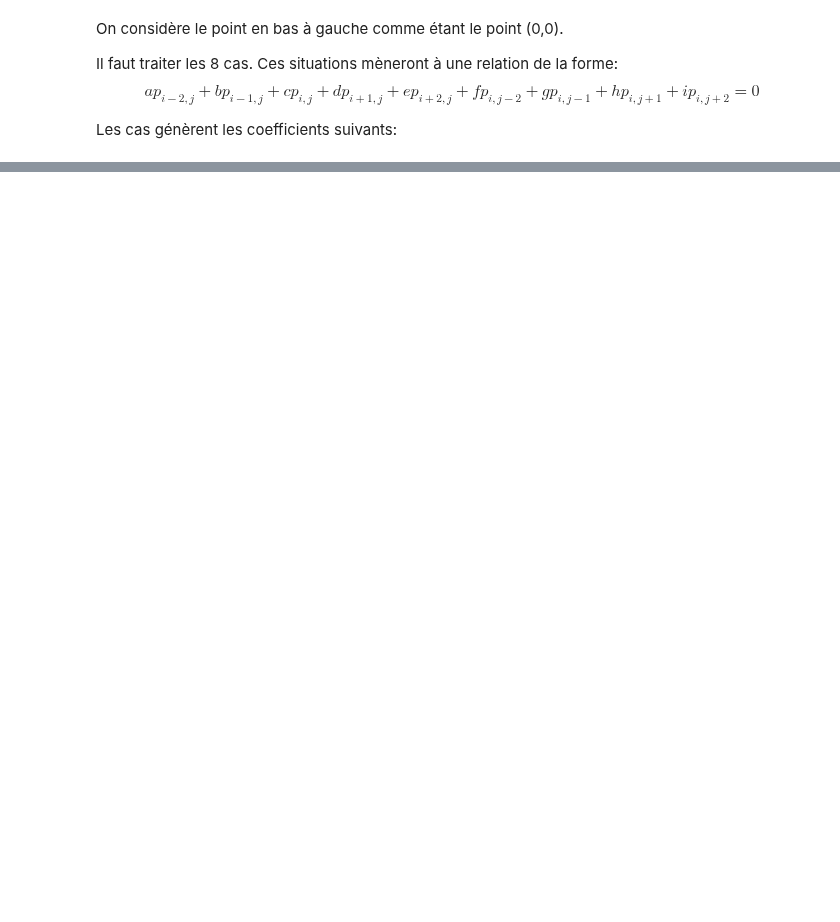
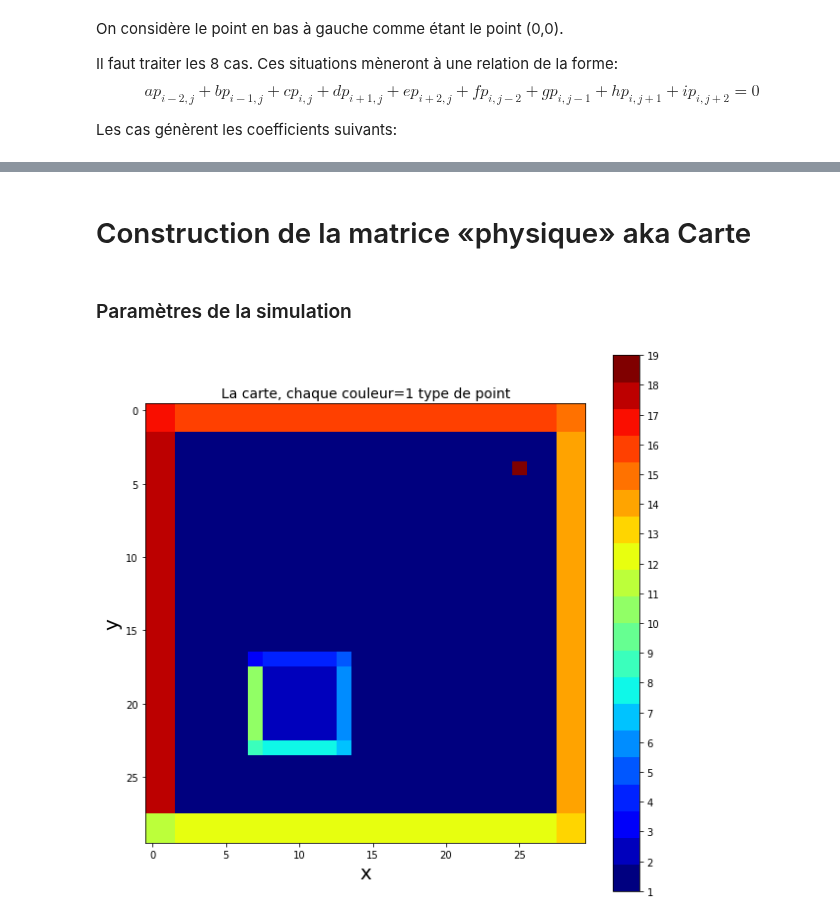
Before and after one commit to pierreluc-plt/ProjetSimulation, a Jupyter notebook: ConstructionMaillage.ipynb, the cells around one changed output, grey strips where cells are left out. Drawn from its saved outputs; the diff is of its cells as text; code cells hidden in the pictures; blank space fills up the shorter version.

Commit message:
Construction de la carte

```diff
--- a/ConstructionMaillage.ipynb
+++ b/ConstructionMaillage.ipynb
@@ -229,0 +233,2 @@ Les cas génèrent les coefficients suivants:
+# %% [markdown]
+# Construction de la matrice «physique» aka Carte
@@ -229,0 +238,2 @@ Les cas génèrent les coefficients suivants:
+# %% [markdown]
+### Paramètres de la simulation
@@ -229,0 +324,18 @@ Les cas génèrent les coefficients suivants:
+# %%
+#Création de la map avec les points
+Map=Bois(Map, centre_bois_x, centre_bois_y, Nx_Bois, Ny_Bois)
+Map=PML(Map,N_PML)
+Map=Source(Map,S_x,S_y)
+
+cmap = plt.cm.get_cmap('jet', 20)
+plt.figure(figsize=(10,10))
+plt.imshow(np.transpose(Map), cmap=cmap)
+cbar=plt.colorbar(ticks=np.arange(1,20),norm=np.arange(1,20))
+
+
+plt.title("La carte, chaque couleur=1 type de point", fontsize=14)
+plt.xlabel("x",fontsize=20)
+plt.ylabel("y",fontsize=20)
+plt.show()
+# %% [output]
+[figure, added]
```
Also changed, not shown: parts of 12 cells of this notebook, 4 other files.
